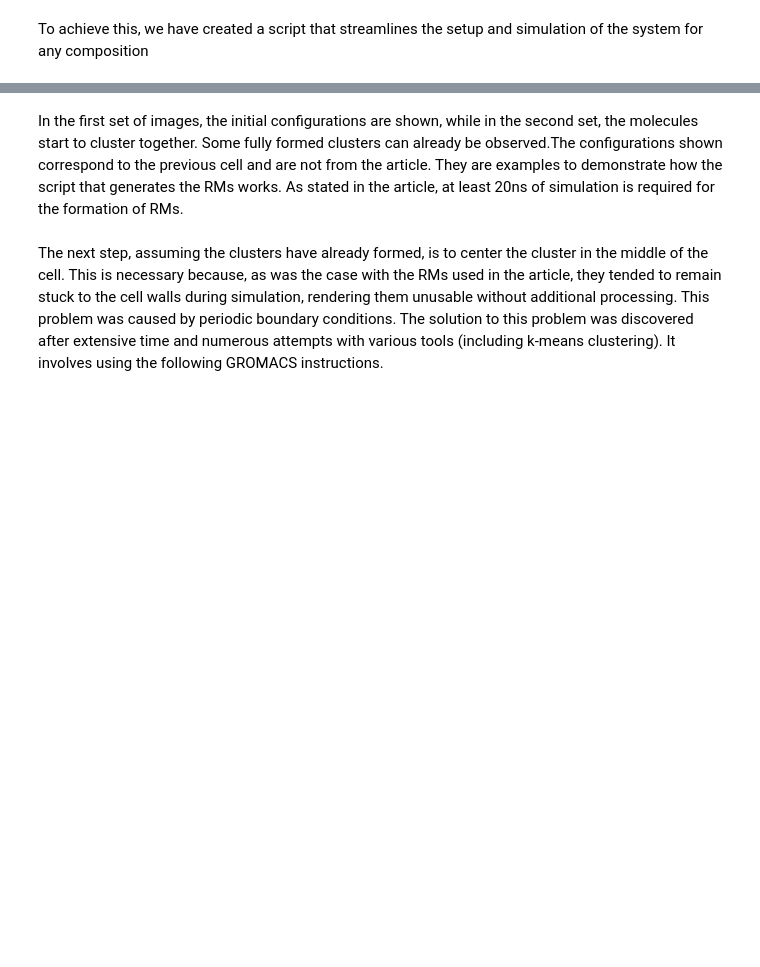
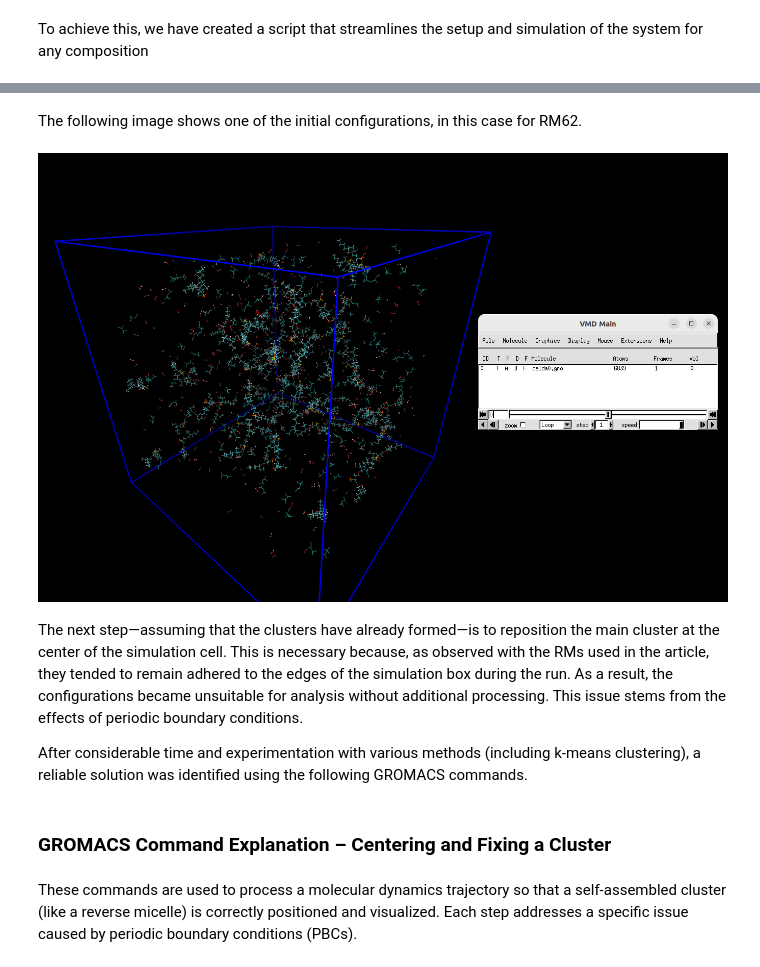
Before and after one commit to antadlp/rms-aot-methanol, a Jupyter notebook: notebooks/Molecular_self-assembly_of_RMs.ipynb, the cells around one changed output, grey strips where cells are left out. Drawn from its saved outputs; the diff is of its cells as text; code cells hidden in the pictures; blank space fills up the shorter version.

```diff
--- a/notebooks/Molecular_self-assembly_of_RMs.ipynb
+++ b/notebooks/Molecular_self-assembly_of_RMs.ipynb
@@ -332,7 +221,11 @@ GROMACS reminds you: "Everything what mathematicians were saying for the last 50
 # %% [markdown]
-In the first set of images, the initial configurations are shown, while in the second set, the molecules start to cluster together. Some fully formed clusters can already be observed.The configurations shown correspond to the previous cell and are not from the article. They are examples to demonstrate how the script that generates the RMs works. As stated in the article, at least 20ns of simulation is required for the formation of RMs.
+The following image shows one of the initial configurations, in this case for RM62.
 # %%
 from IPython.display import Image
-# Image(filename="../imgs/celda0_RM_62.png")
+Image(filename="../imgs/celda0_RM_62.png")
+# %% [output]
+[figure, added]
 # %% [markdown]
-The next step, assuming the clusters have already formed, is to center the cluster in the middle of the cell. This is necessary because, as was the case with the RMs used in the article, they tended to remain stuck to the cell walls during simulation, rendering them unusable without additional processing. This problem was caused by periodic boundary conditions. The solution to this problem was discovered after extensive time and numerous attempts with various tools (including k-means clustering). It involves using the following GROMACS instructions.
+The next step—assuming that the clusters have already formed—is to reposition the main cluster at the center of the simulation cell. This is necessary because, as observed with the RMs used in the article, they tended to remain adhered to the edges of the simulation box during the run. As a result, the configurations became unsuitable for analysis without additional processing. This issue stems from the effects of periodic boundary conditions.
+
+After considerable time and experimentation with various methods (including k-means clustering), a reliable solution was identified using the following GROMACS commands.
@@ -343,0 +232,4 @@ The next step, assuming the clusters have already formed, is to center the clust
+# %% [markdown]
+### GROMACS Command Explanation – Centering and Fixing a Cluster
+# %% [markdown]
+These commands are used to process a molecular dynamics trajectory so that a self-assembled cluster (like a reverse micelle) is correctly positioned and visualized. Each step addresses a specific issue caused by periodic boundary conditions (PBCs).
```
Also changed, not shown: parts of 17 cells of this notebook, 2 other files.
